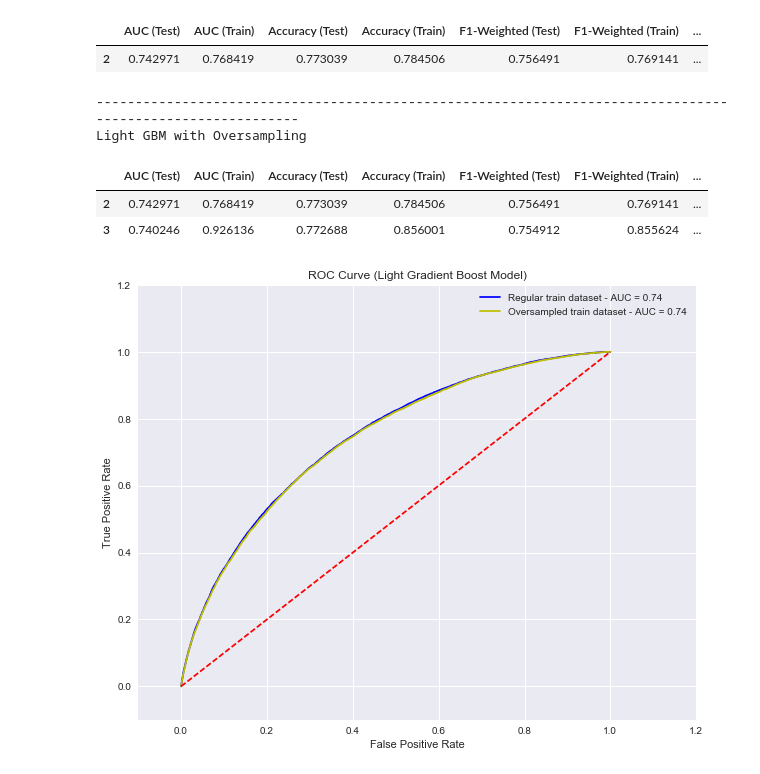
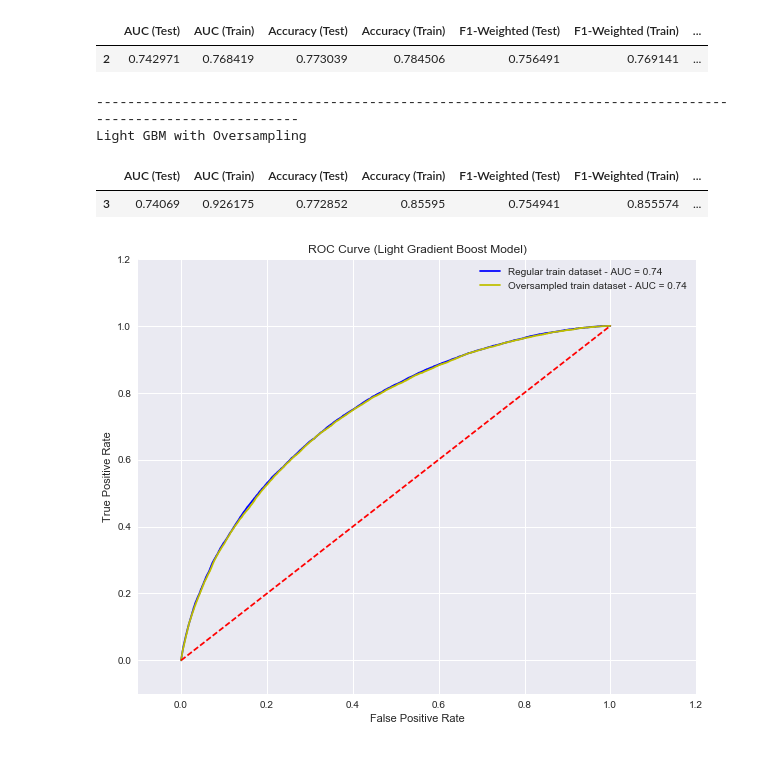
Before and after one commit to anurekhat/Capstone, a Jupyter notebook: LendingClub/ModellingLendingClubLoans.ipynb, the cells around one changed output. Saved outputs shown, nothing was run; the diff lists cells and outputs as text; code cells hidden in the pictures.

```diff
--- a/LendingClub/ModellingLendingClubLoans.ipynb
+++ b/LendingClub/ModellingLendingClubLoans.ipynb
@@ -31,7 +31,7 @@ plt.rcParams['figure.figsize'] = (10.0, 8.0)
 #Read the prepared dataset
 loans = pd.read_csv('prepared_loans.csv')
 #create pandas_ml ModelFrame object
-loans_mf = pdml.ModelFrame(loans)
+loans_mf = pdml.ModelFrame(loans.drop(['grade', 'roi_inv'], axis = 1))
 # %%
 #Split into training and test data sets
 train_loans, test_loans = loans_mf.model_selection.train_test_split(test_size = 0.20, random_state = 6)
@@ -217,21 +211,20 @@ Light GBM
 # %%
 # Fit and score Light GBM on the over sampled training dataset.
 # Fit Light GBM on the regular train_loans, parameter values selected as per the tuning results from next section
 smpled_train_lgb = lgb.Dataset(sampled_lr_loans.data, label=sampled_lr_loans.target)
 param = {'objective':'binary', 'metric' :['auc', 'f1_weighted'],
         'num_leaves': 300, 'max_depth' : 5, 'learning_rate': 0.05, 'max_bin': 100, 'min_data_in_leaf' : 300}
 num_round=500
 
 lgbm_smpled=lgb.train(param,smpled_train_lgb,num_round)
 score = score_the_model(sampled_lr_loans, test_loans, lgbm_smpled, model_key= 'Light GBM with Oversampling', use_PredictProba=False)
 allmodelscores = allmodelscores.append([score], ignore_index=True)
-allmodelscores.tail(2)
+allmodelscores.tail(1)
 # %% [output]
 -----------------------------------------------------------------------------------------------------------
 Light GBM with Oversampling
 |  | AUC (Test) | AUC (Train) | Accuracy (Test) | Accuracy (Train) | F1-Weighted (Test) | F1-Weighted (Train) | ... |
-| 2 | 0.742971 | 0.768419 | 0.773039 | 0.784506 | 0.756491 | 0.769141 | ... |
-| 3 | 0.740246 | 0.926136 | 0.772688 | 0.856001 | 0.754912 | 0.855624 | ... |
+| 3 | 0.74069 | 0.926175 | 0.772852 | 0.85595 | 0.754941 | 0.855574 | ... |
 # %%
 # ROC Curve
 lgbm_fpr, lgbm_tpr, lgbm_threshold = roc_curve(np.array(test_loans.target),lgbm.predict(test_loans.data) )
```
Also changed, not shown: parts of 19 cells of this notebook, 2 other files.
